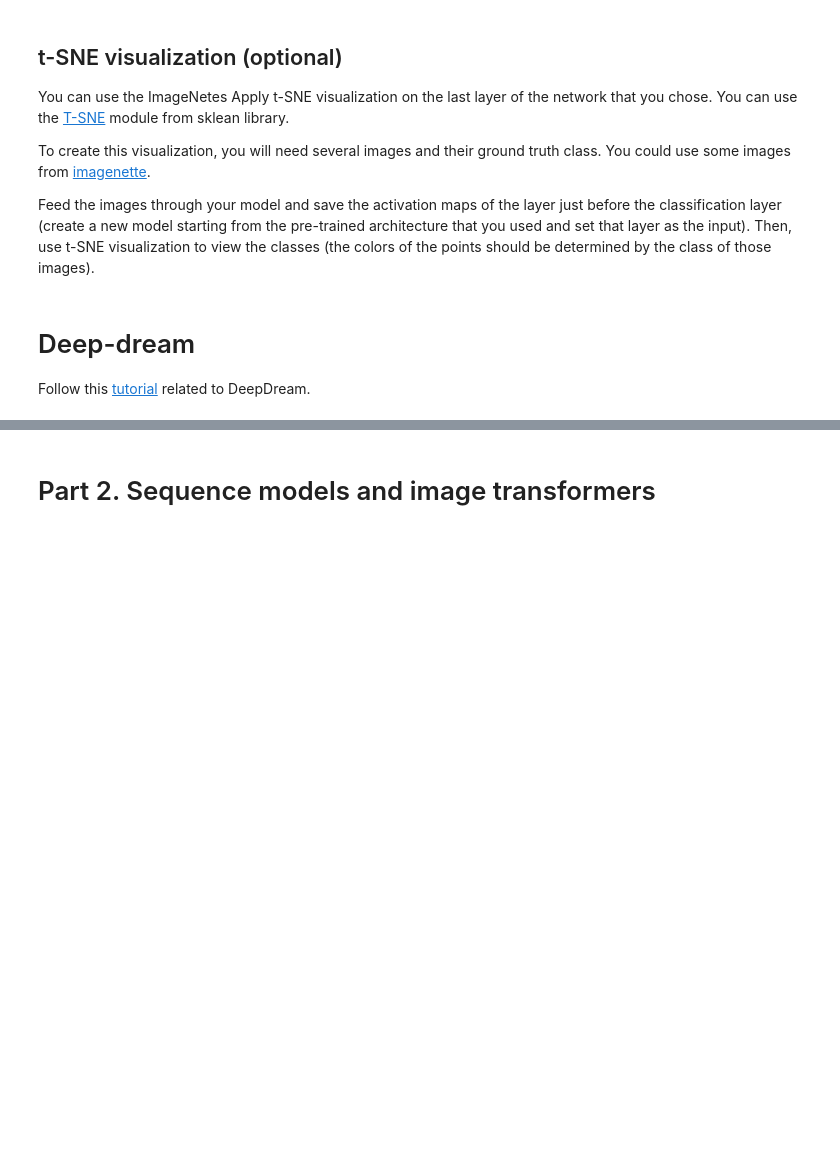
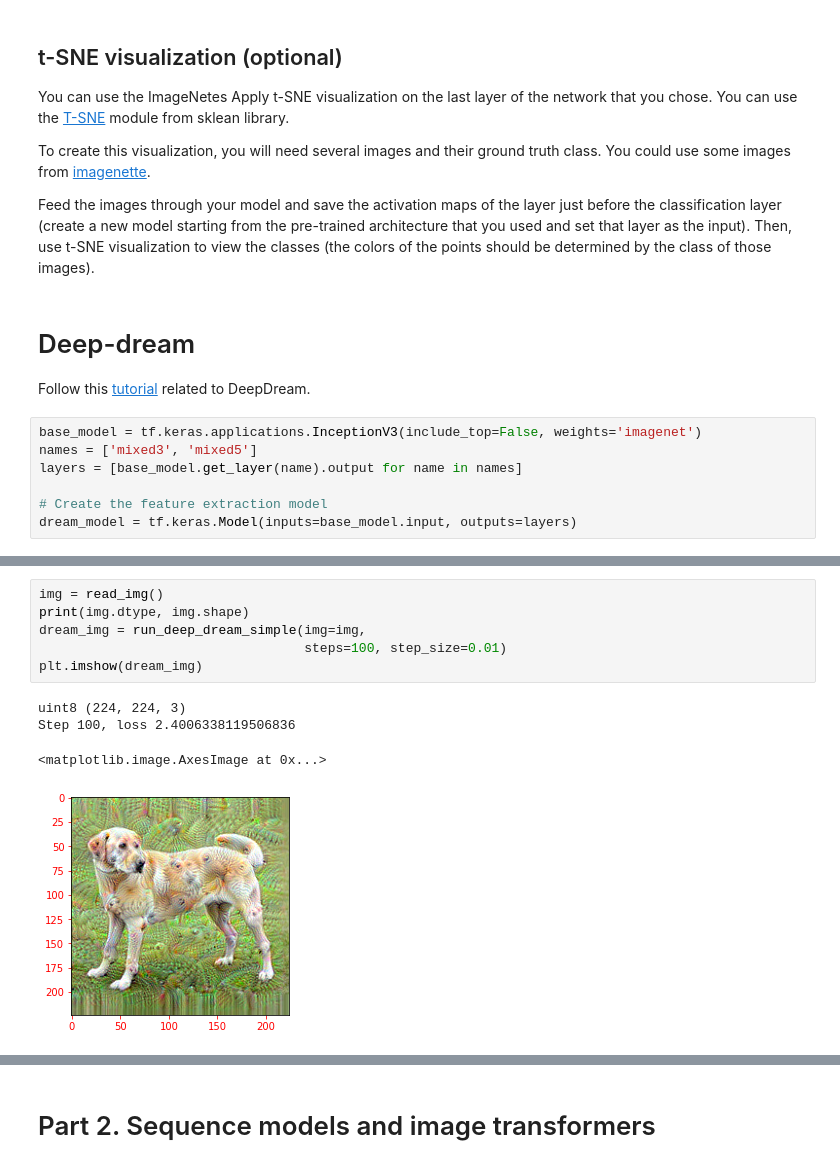
Before and after one commit to ComanacDragos/ComputerVisionAndDeepLearning, a Jupyter notebook: lab6/Computer_Vision_and_Deep_Learning_Laboratory_6.ipynb, the cells around one changed output, grey strips where cells are left out. Saved outputs shown, nothing was run; the diff lists cells and outputs as text; blank space fills up the shorter version.

```diff
--- a/lab6/Computer_Vision_and_Deep_Learning_Laboratory_6.ipynb
+++ b/lab6/Computer_Vision_and_Deep_Learning_Laboratory_6.ipynb
@@ -249,3 +257,10 @@ Feed the images through your model and save the activation maps of the layer jus
 # Deep-dream
 
 Follow this [tutorial](https://www.tensorflow.org/tutorials/generative/deepdream) related to DeepDream.
+# %%
+base_model = tf.keras.applications.InceptionV3(include_top=False, weights='imagenet')
+names = ['mixed3', 'mixed5']
+layers = [base_model.get_layer(name).output for name in names]
+
+# Create the feature extraction model
+dream_model = tf.keras.Model(inputs=base_model.input, outputs=layers)
@@ -251,0 +372,11 @@ Follow this [tutorial](https://www.tensorflow.org/tutorials/generative/deepdream
+# %%
+img = read_img()
+print(img.dtype, img.shape)
+dream_img = run_deep_dream_simple(img=img,
+                                  steps=100, step_size=0.01)
+plt.imshow(dream_img)
+# %% [output]
+uint8 (224, 224, 3)
+Step 100, loss 2.4006338119506836
+<matplotlib.image.AxesImage at 0x...>
+[figure, added]
```
Also changed, not shown: parts of 7 cells of this notebook, 1 other file.
